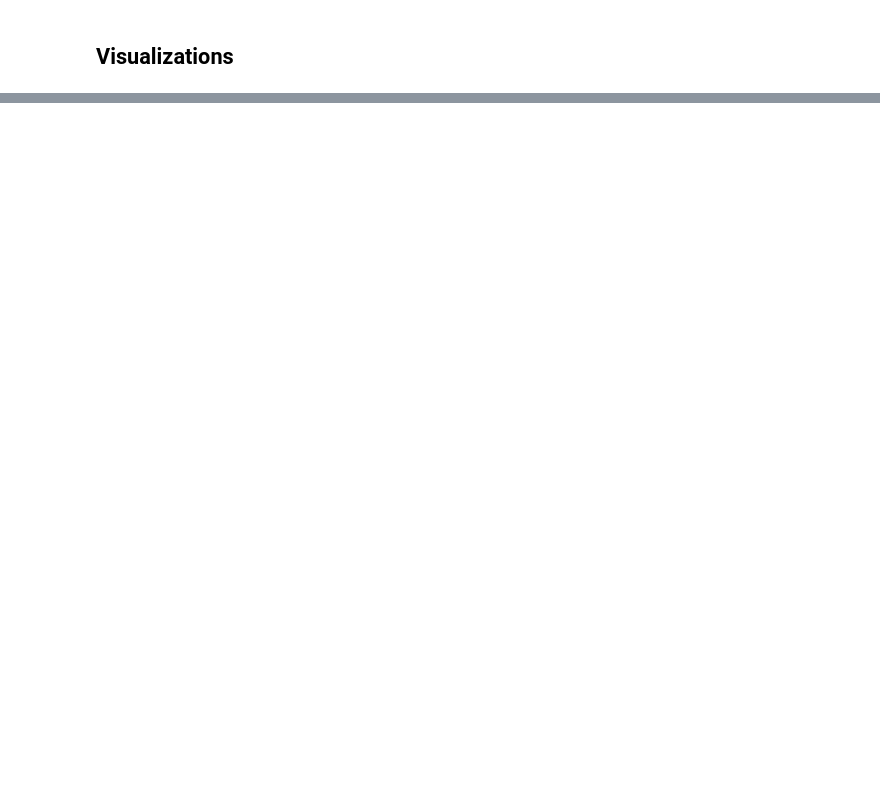
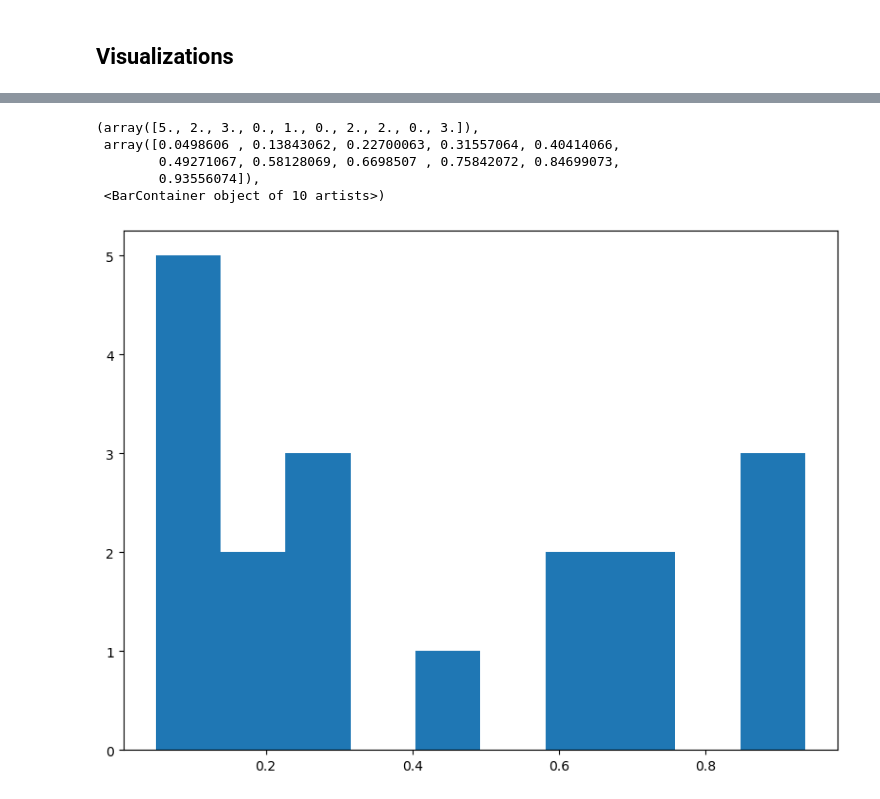
Before and after one commit to kaiser-dan/proj_naive-embedded-reconstruction, a Jupyter notebook: notebooks/ex/prelim_isomap.ipynb, the cells around one changed output, grey strips where cells are left out. Drawn from its saved outputs; the diff is of its cells as text; code cells hidden in the pictures; blank space fills up the shorter version.

```diff
--- a/notebooks/ex/prelim_isomap.ipynb
+++ b/notebooks/ex/prelim_isomap.ipynb
@@ -359,0 +484,21 @@ plt.savefig(f"{FP_FIGS}/line_auroc-pfi_prelim-isomap.png")
+# %%
+# (distances_G_train, distances_H_train, distances_G_test, distances_H_test)
+dg = distances[0][0]
+dh = distances[0][1]
+
+num = 1 / dg
+den = num + (1 / dh)
+scores = num / den
+
+plt.hist(scores)
+
+# plt.scatter(x=scores, y=models[0].Y)
+
+# sum((scores > 0.5) == models[0].Y) / len(scores)
+# %% [output]
+(array([5., 2., 3., 0., 1., 0., 2., 2., 0., 3.]),
+ array([0.0498606 , 0.13843062, 0.22700063, 0.31557064, 0.40414066,
+        0.49271067, 0.58128069, 0.6698507 , 0.75842072, 0.84699073,
+        0.93556074]),
+ <BarContainer object of 10 artists>)
+[figure, added]
```
Also changed, not shown: parts of 17 cells of this notebook, 7 other files.
